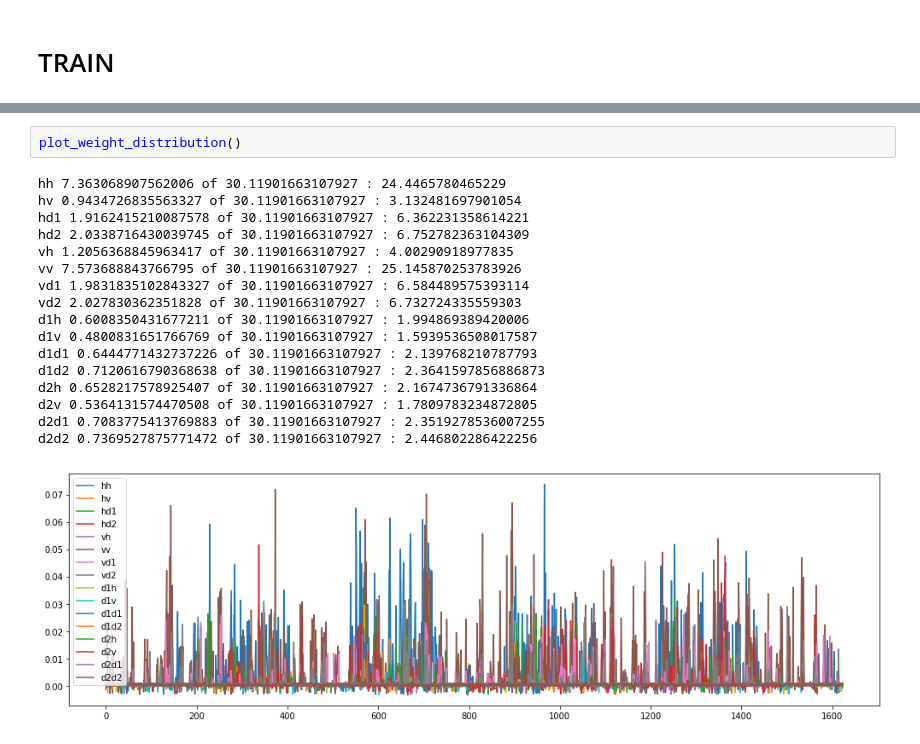
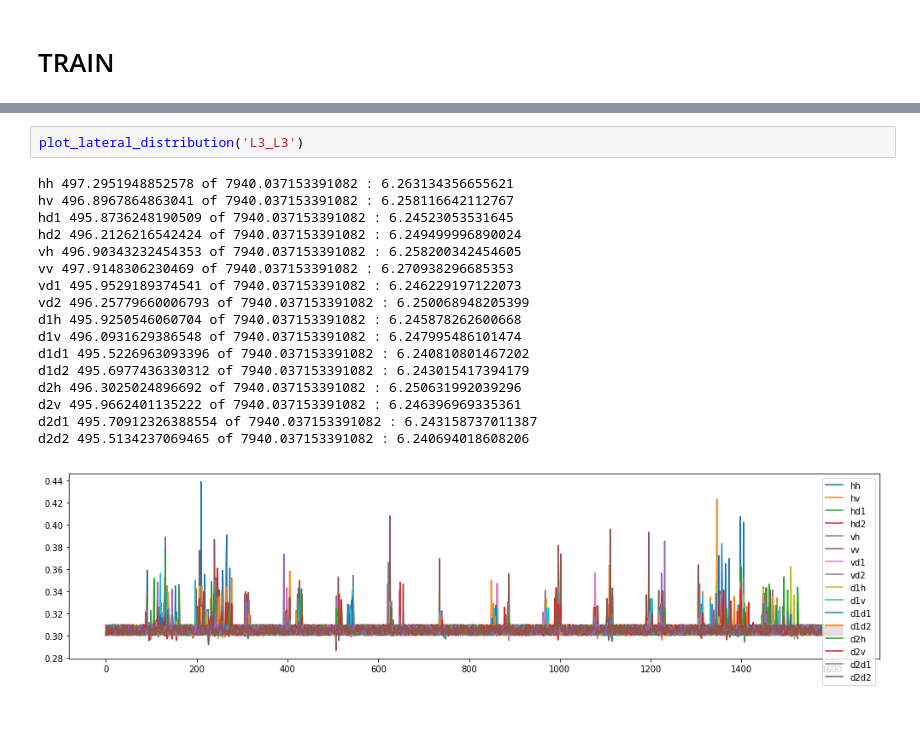
Before and after one commit to LSampath/v1-contour-integration, a Jupyter notebook: train_v1.ipynb, the cells around one changed output, grey strips where cells are left out. Cells and saved outputs as stored; diff of their text form.

```diff
--- a/train_v1.ipynb
+++ b/train_v1.ipynb
@@ -501,20 +478,20 @@ gc.collect()
-# %%
-plot_weight_distribution()
-# %% [output]
-hh 7.363068907562006 of 30.11901663107927 : 24.4465780465229
-hv 0.9434726835563327 of 30.11901663107927 : 3.132481697901054
-hd1 1.9162415210087578 of 30.11901663107927 : 6.362231358614221
-hd2 2.0338716430039745 of 30.11901663107927 : 6.752782363104309
-vh 1.2056368845963417 of 30.11901663107927 : 4.00290918977835
-vv 7.573688843766795 of 30.11901663107927 : 25.145870253783926
-vd1 1.9831835102843327 of 30.11901663107927 : 6.584489575393114
-vd2 2.027830362351828 of 30.11901663107927 : 6.732724335559303
-d1h 0.6008350431677211 of 30.11901663107927 : 1.994869389420006
-d1v 0.4800831651766769 of 30.11901663107927 : 1.5939536508017587
-d1d1 0.6444771432737226 of 30.11901663107927 : 2.139768210787793
-d1d2 0.7120616790368638 of 30.11901663107927 : 2.3641597856886873
-d2h 0.6528217578925407 of 30.11901663107927 : 2.1674736791336864
-d2v 0.5364131574470508 of 30.11901663107927 : 1.7809783234872805
-d2d1 0.7083775413769883 of 30.11901663107927 : 2.3519278536007255
-d2d2 0.7369527875771472 of 30.11901663107927 : 2.446802286422256
-[figure, removed]
+# %%
+plot_lateral_distribution('L3_L3')
+# %% [output]
+hh 497.2951948852578 of 7940.037153391082 : 6.263134356655621
+hv 496.8967864863041 of 7940.037153391082 : 6.258116642112767
+hd1 495.8736248190509 of 7940.037153391082 : 6.24523053531645
+hd2 496.2126216542424 of 7940.037153391082 : 6.249499996890024
+vh 496.90343232454353 of 7940.037153391082 : 6.258200342454605
+vv 497.9148306230469 of 7940.037153391082 : 6.270938296685353
+vd1 495.9529189374541 of 7940.037153391082 : 6.246229197122073
+vd2 496.25779660006793 of 7940.037153391082 : 6.250068948205399
+d1h 495.9250546060704 of 7940.037153391082 : 6.245878262600668
+d1v 496.0931629386548 of 7940.037153391082 : 6.247995486101474
+d1d1 495.5226963093396 of 7940.037153391082 : 6.240810801467202
+d1d2 495.6977436330312 of 7940.037153391082 : 6.243015417394179
+d2h 496.3025024896692 of 7940.037153391082 : 6.250631992039296
+d2v 495.9662401135222 of 7940.037153391082 : 6.246396969335361
+d2d1 495.70912326388554 of 7940.037153391082 : 6.243158737011387
+d2d2 495.5134237069465 of 7940.037153391082 : 6.240694018608206
+[figure, added]
```
Also changed, not shown: parts of 33 cells of this notebook, 1 other file.
